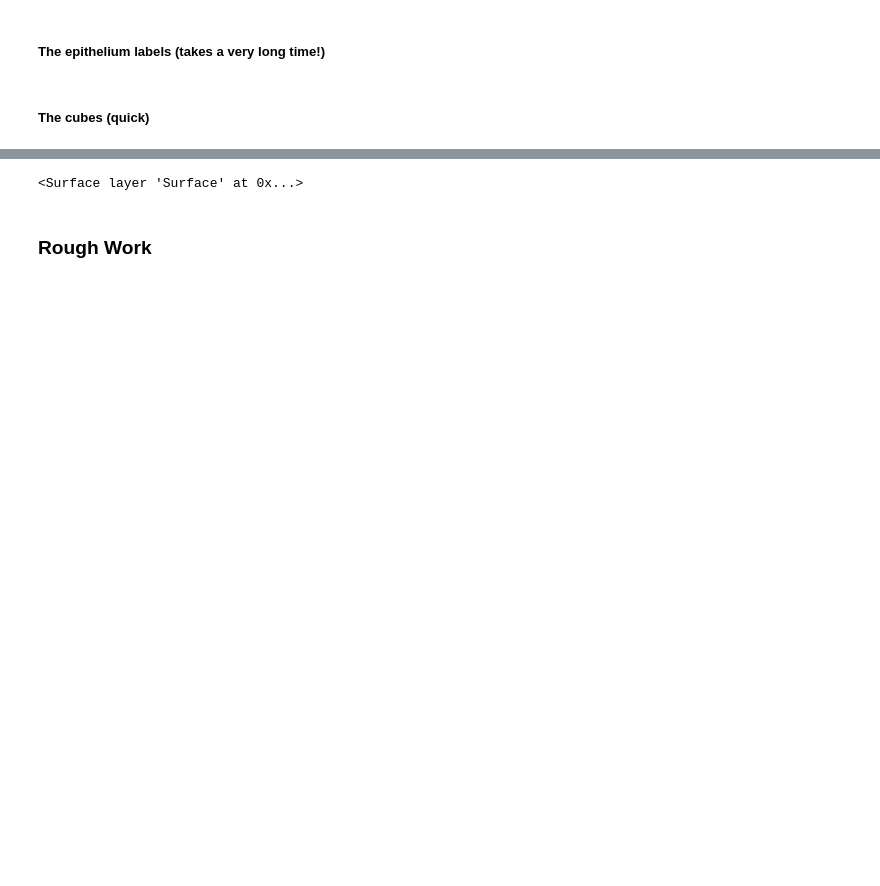
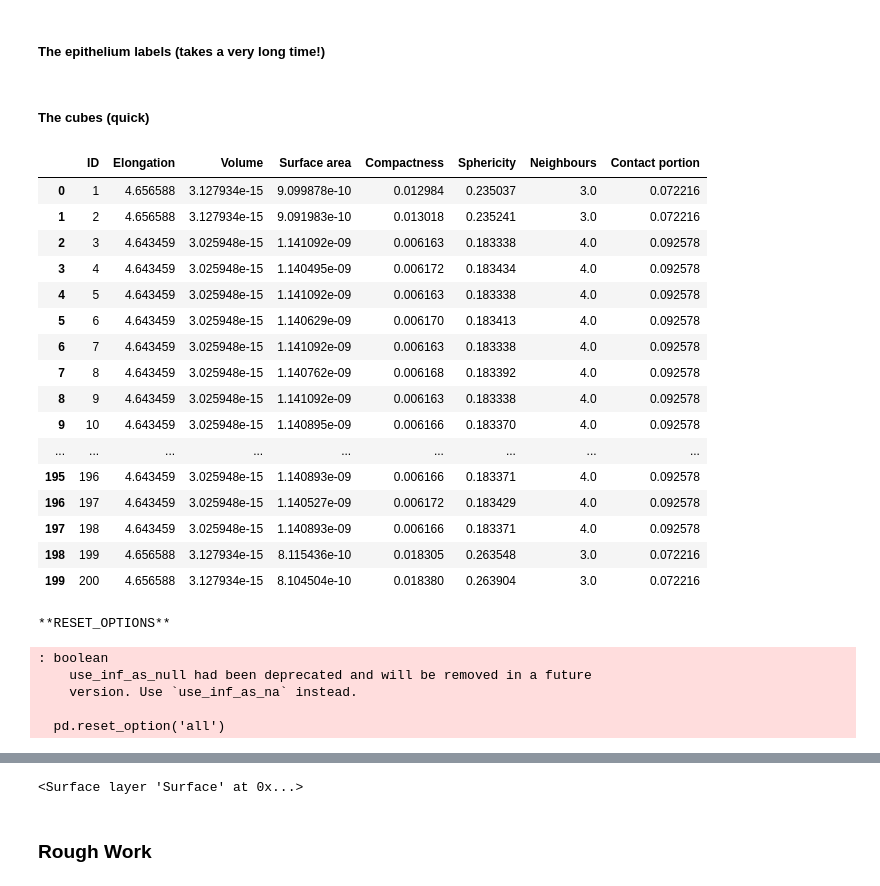
Before and after one commit to AntanasMurelis/EpiStats, a Jupyter notebook: Epithelium.ipynb, the cells around one changed output, grey strips where cells are left out. Saved outputs shown, nothing was run; the diff lists cells and outputs as text; code cells hidden in the pictures; blank space fills up the shorter version.

```diff
--- a/Epithelium.ipynb
+++ b/Epithelium.ipynb
@@ -20,7 +21,31 @@ obtain_statistics(labels, min_label_vol = 20000)
 ##### The cubes (quick)
 # %%
 filter = cube_filter()
-cubes = gen_lattice(x=20, y=10, z=10,
-                    n_x= 2, n_y=10, n_z=10,
+cubes = gen_lattice(x=100, y=50, z=20,
+                    n_x=2, n_y=10, n_z=5,
                     filter = filter)
-obtain_statistics(cubes[1], min_label_vol = 100)
+print_frame(obtain_statistics(cubes[1], min_label_vol = 0))
+# %% [output]
+|  | ID | Elongation | Volume | Surface area | Compactness | Sphericity | Neighbours | Contact portion |
+| 0 | 1 | 4.656588 | 3.127934e-15 | 9.099878e-10 | 0.012984 | 0.235037 | 3.0 | 0.072216 |
+| 1 | 2 | 4.656588 | 3.127934e-15 | 9.091983e-10 | 0.013018 | 0.235241 | 3.0 | 0.072216 |
+| 2 | 3 | 4.643459 | 3.025948e-15 | 1.141092e-09 | 0.006163 | 0.183338 | 4.0 | 0.092578 |
+| 3 | 4 | 4.643459 | 3.025948e-15 | 1.140495e-09 | 0.006172 | 0.183434 | 4.0 | 0.092578 |
+| 4 | 5 | 4.643459 | 3.025948e-15 | 1.141092e-09 | 0.006163 | 0.183338 | 4.0 | 0.092578 |
+| 5 | 6 | 4.643459 | 3.025948e-15 | 1.140629e-09 | 0.006170 | 0.183413 | 4.0 | 0.092578 |
+| 6 | 7 | 4.643459 | 3.025948e-15 | 1.141092e-09 | 0.006163 | 0.183338 | 4.0 | 0.092578 |
+| 7 | 8 | 4.643459 | 3.025948e-15 | 1.140762e-09 | 0.006168 | 0.183392 | 4.0 | 0.092578 |
+| 8 | 9 | 4.643459 | 3.025948e-15 | 1.141092e-09 | 0.006163 | 0.183338 | 4.0 | 0.092578 |
+| 9 | 10 | 4.643459 | 3.025948e-15 | 1.140895e-09 | 0.006166 | 0.183370 | 4.0 | 0.092578 |
+| ... | ... | ... | ... | ... | ... | ... | ... | ... |
+| 195 | 196 | 4.643459 | 3.025948e-15 | 1.140893e-09 | 0.006166 | 0.183371 | 4.0 | 0.092578 |
+| 196 | 197 | 4.643459 | 3.025948e-15 | 1.140527e-09 | 0.006172 | 0.183429 | 4.0 | 0.092578 |
+| 197 | 198 | 4.643459 | 3.025948e-15 | 1.140893e-09 | 0.006166 | 0.183371 | 4.0 | 0.092578 |
+| 198 | 199 | 4.656588 | 3.127934e-15 | 8.115436e-10 | 0.018305 | 0.263548 | 3.0 | 0.072216 |
+| 199 | 200 | 4.656588 | 3.127934e-15 | 8.104504e-10 | 0.018380 | 0.263904 | 3.0 | 0.072216 |
+**RESET_OPTIONS**
+: boolean
+    use_inf_as_null had been deprecated and will be removed in a future
+    version. Use `use_inf_as_na` instead.
+
+  pd.reset_option('all')
```
Also changed, not shown: parts of 2 cells of this notebook, 2 other files.
